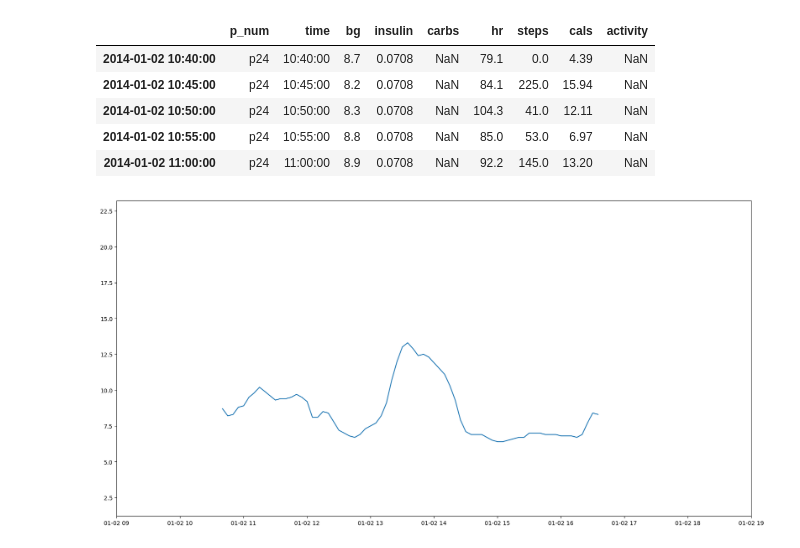
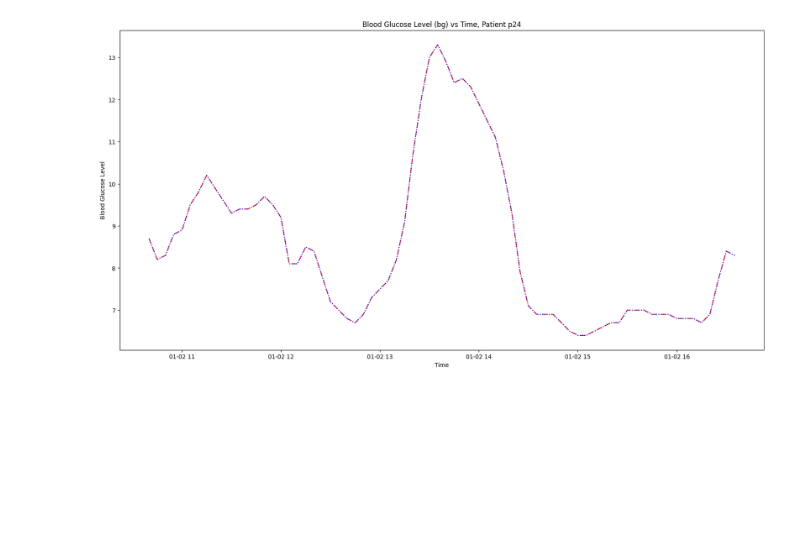
Before and after one commit to masaver/brist1d, a Jupyter notebook: notebooks/ralf/2.2-preprocessing-test-data.ipynb, the cells around one changed output. Cells and saved outputs as stored; diff of their text form; code cells hidden in the pictures; blank space fills up the shorter version.

```diff
--- a/notebooks/ralf/2.2-preprocessing-test-data.ipynb
+++ b/notebooks/ralf/2.2-preprocessing-test-data.ipynb
@@ -16,0 +71,9 @@ df.head()
+# %%
+from datetime import datetime
+
+# Load the data
+test_combined_data_file = os.path.join("..", "..", "data", "interim", "all_test_combined.csv")
+df_test_combined = pd.read_csv(test_combined_data_file, low_memory=False, index_col=0, parse_dates=True)
+df_test_combined.head()
+df_test_combined_temp = df_test_combined[(df_test_combined.index > datetime(2028, 1, 1, 0, 0, 0)) & (df_test_combined.index < datetime(2028, 1, 3, 0, 0, 0))]
+df_test_combined_temp
@@ -17,21 +94,12 @@ df.head()
 # %%
-# patient p_24
-df_p24 = df[df['p_num'] == 'p24']
-df_p24.head()
+import matplotlib.pyplot as plt
+
+plt.figure(figsize=(20, 10))
+plt.title(f'Blood Glucose Level (bg) vs Time, Patient {str(df_temp['p_num'].iloc[0])}')
+plt.plot(df_test_combined_temp.index, df_test_combined_temp['bg'], label='bg_combined', color='red', linestyle='dashdot')
+plt.plot(df_test_row_merged.index, df_test_row_merged['bg'], label='bg_test', color='blue', linestyle='dotted')
+plt.xlabel('Time')
+plt.ylabel('Blood Glucose Level')
+plt.show()
 # %% [output]
-|  | p_num | time | bg | insulin | carbs | hr | steps | cals | activity |
-| 2014-01-02 10:40:00 | p24 | 10:40:00 | 8.7 | 0.0708 | NaN | 79.1 | 0.0 | 4.39 | NaN |
-| 2014-01-02 10:45:00 | p24 | 10:45:00 | 8.2 | 0.0708 | NaN | 84.1 | 225.0 | 15.94 | NaN |
-| 2014-01-02 10:50:00 | p24 | 10:50:00 | 8.3 | 0.0708 | NaN | 104.3 | 41.0 | 12.11 | NaN |
-| 2014-01-02 10:55:00 | p24 | 10:55:00 | 8.8 | 0.0708 | NaN | 85.0 | 53.0 | 6.97 | NaN |
-| 2014-01-02 11:00:00 | p24 | 11:00:00 | 8.9 | 0.0708 | NaN | 92.2 | 145.0 | 13.20 | NaN |
+[figure, added]
-# %%
-from datetime import datetime
-# plot the data for bg for patient 1 for the first 2 hours
-import matplotlib.pyplot as plt
-plt.figure(figsize=(20,10))
-plt.plot(df_p24['bg'])
-plt.xlim([datetime(2014, 1, 2, 9, 0, 0), datetime(2014, 1, 2, 19, 0, 0)])
-plt.show()
-# %% [output]
-[figure, removed]
```
Also changed, not shown: parts of 13 cells of this notebook, 14 other files.
